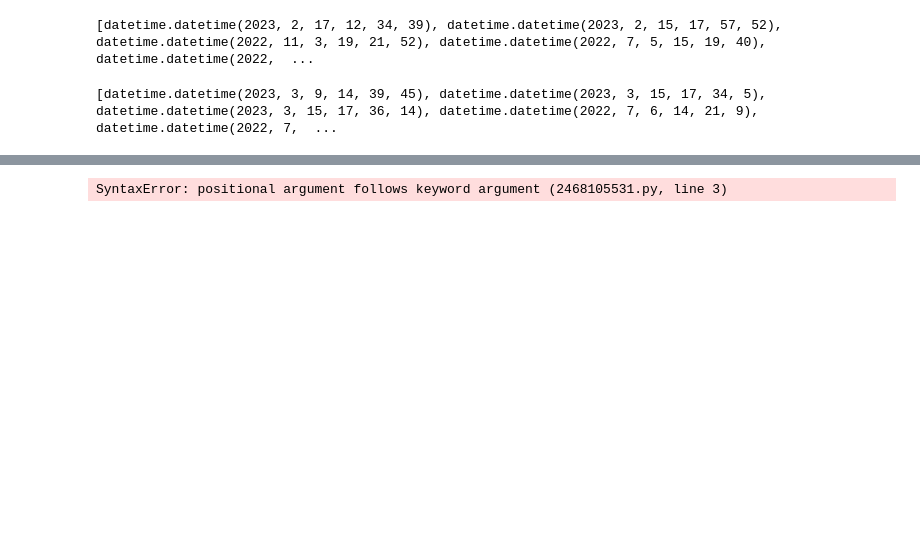
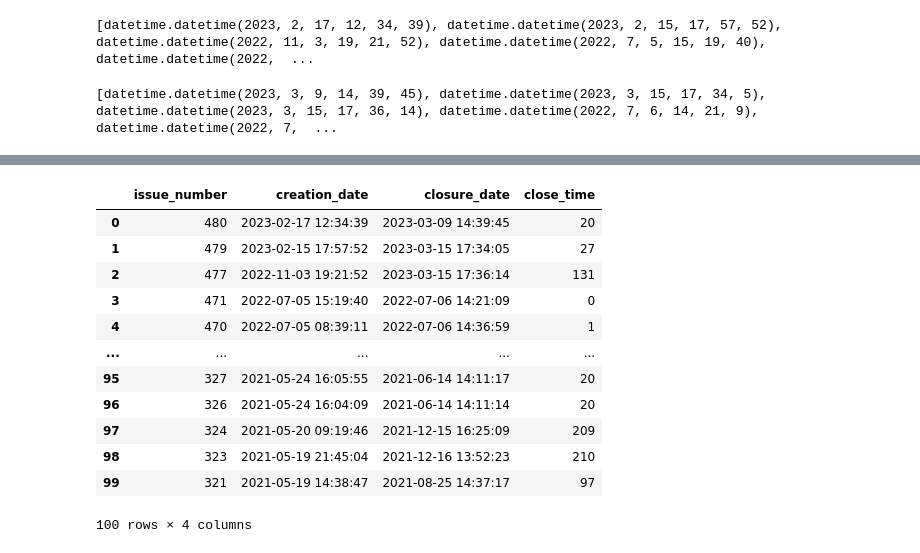
Before and after one commit to FlicAnderson/RSE-personas, a Jupyter notebook: code/github/notebooks/github.ipynb, the cells around one changed output, grey strips where cells are left out. Drawn from its saved outputs; the diff is of its cells as text; code cells hidden in the pictures; blank space fills up the shorter version.

```diff
--- a/code/github/notebooks/github.ipynb
+++ b/code/github/notebooks/github.ipynb
@@ -462,7 +544,21 @@ def time_diff (closed_at, created_at):
 # %%
 # calculate close time from DF rather than in loop.
+ # lambda function equivalent to anonymous function in R I think.
 
-#closed_issue_df.apply(func=time_diff, axis=1, args = closed_issue_df.closure_date, closed_issue_df.creation_date)
-# THIS DOES NOT CURRENTLY WORK. NOT SURE WHAT I'VE GOT WRONG IN THE MAPPING/APPLYING :C
+closed_issue_df['close_time'] = closed_issue_df.apply(lambda x: time_diff(x.closure_date, x.creation_date), axis=1)
+
+closed_issue_df
 # %% [output]
+|  | issue_number | creation_date | closure_date | close_time |
+| 0 | 480 | 2023-02-17 12:34:39 | 2023-03-09 14:39:45 | 20 |
+| 1 | 479 | 2023-02-15 17:57:52 | 2023-03-15 17:34:05 | 27 |
+| 2 | 477 | 2022-11-03 19:21:52 | 2023-03-15 17:36:14 | 131 |
+| 3 | 471 | 2022-07-05 15:19:40 | 2022-07-06 14:21:09 | 0 |
+| 4 | 470 | 2022-07-05 08:39:11 | 2022-07-06 14:36:59 | 1 |
+| ... | ... | ... | ... | ... |
+| 95 | 327 | 2021-05-24 16:05:55 | 2021-06-14 14:11:17 | 20 |
+| 96 | 326 | 2021-05-24 16:04:09 | 2021-06-14 14:11:14 | 20 |
+| 97 | 324 | 2021-05-20 09:19:46 | 2021-12-15 16:25:09 | 209 |
+| 98 | 323 | 2021-05-19 21:45:04 | 2021-12-16 13:52:23 | 210 |
+| 99 | 321 | 2021-05-19 14:38:47 | 2021-08-25 14:37:17 | 97 |
-SyntaxError: positional argument follows keyword argument (2468105531.py, line 3)
+100 rows × 4 columns
```
Also changed, not shown: parts of 24 cells of this notebook.
